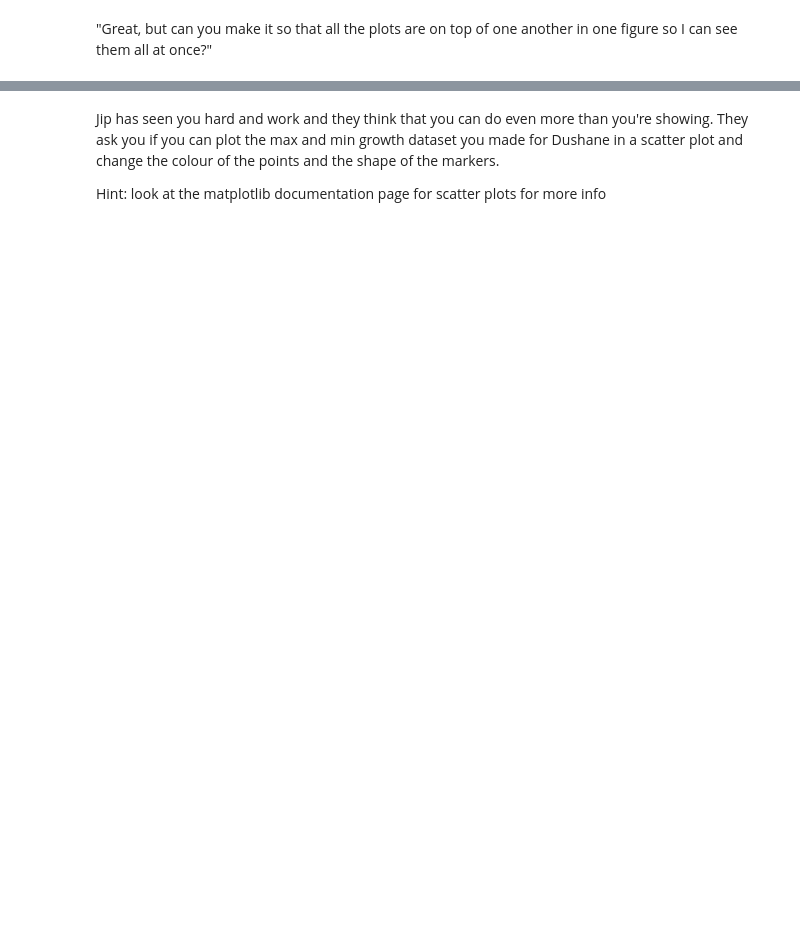
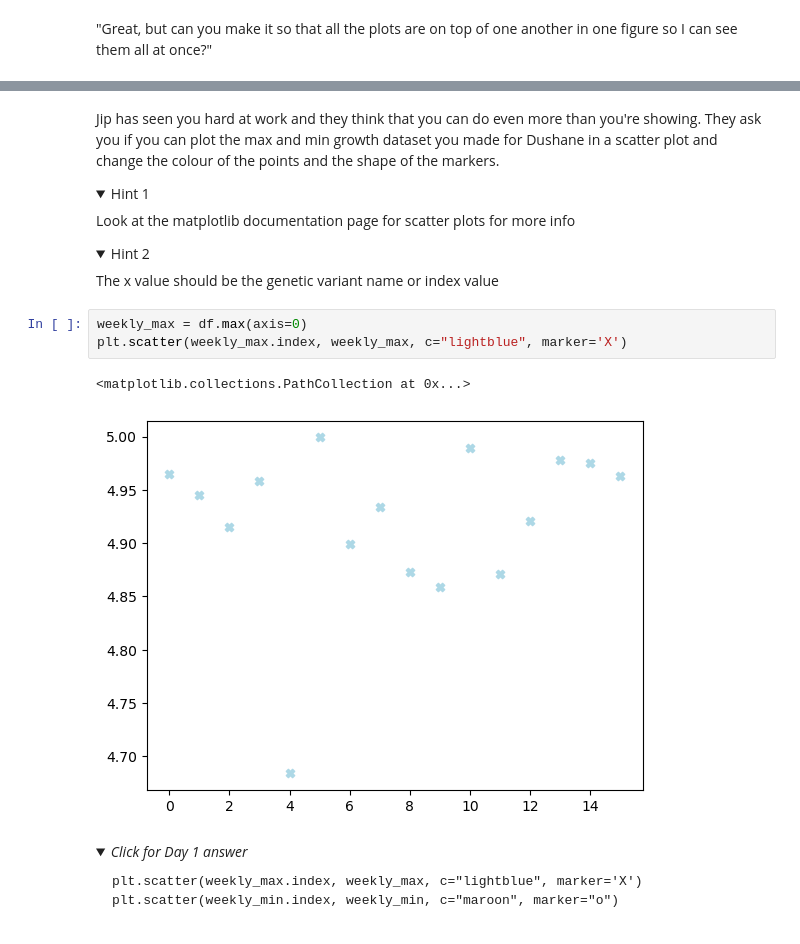
Before and after one commit to ubvu/Python-Software-Carpentry, a Jupyter notebook: Introductory/Homeworks/Python part 1 homework.ipynb, the cells around one changed output, grey strips where cells are left out. Cells and saved outputs as stored; diff of their text form; folded sections open; blank space fills up the shorter version.

Commit message:
18/08/26 Answers for homework 1 & 2 added
~~TODO~~
Double check that the answers are without spelling errors and the hide and show buttons work

```diff
--- a/Introductory/Homeworks/Python part 1 homework.ipynb
+++ b/Introductory/Homeworks/Python part 1 homework.ipynb
@@ -51,7 +310,29 @@ Hint: you can use numpy.std(), think about the axis
 # %% [markdown]
-Jip has seen you hard and work and they think that you can do even more than you're showing. They ask you if you can plot the max and min growth dataset you made for Dushane in a scatter plot and change the colour of the points and the shape of the markers.
+Jip has seen you hard at work and they think that you can do even more than you're showing. They ask you if you can plot the max and min growth dataset you made for Dushane in a scatter plot and change the colour of the points and the shape of the markers.
 
-Hint: look at the matplotlib documentation page for scatter plots for more info
+<details>
+  <summary>Hint 1</summary>
+    Look at the matplotlib documentation page for scatter plots for more info
+</details>
+
+<details>
+  <summary>Hint 2</summary>
+    The x value should be the genetic variant name or index value
+</details>
+# %%
+weekly_max = df.max(axis=0)
+plt.scatter(weekly_max.index, weekly_max, c="lightblue", marker='X')
+# %% [output]
+<matplotlib.collections.PathCollection at 0x...>
+[figure, added]
+# %% [markdown]
+<div class=\"alert alert-success\">
+    <details>
+    <summary><b></b><i>Click for Day 1 answer</i></summary>
+
+    plt.scatter(weekly_max.index, weekly_max, c="lightblue", marker='X')
+    plt.scatter(weekly_min.index, weekly_min, c="maroon", marker="o")
+</div>
 # %% [markdown]
 Jip is impressed and asks if you could help them with a project by showing them how to change the colour per genetic variant. They want to make a custom plot like this for their thesis.
 
```
Also changed, not shown: parts of 20 cells of this notebook, 1 other file.
